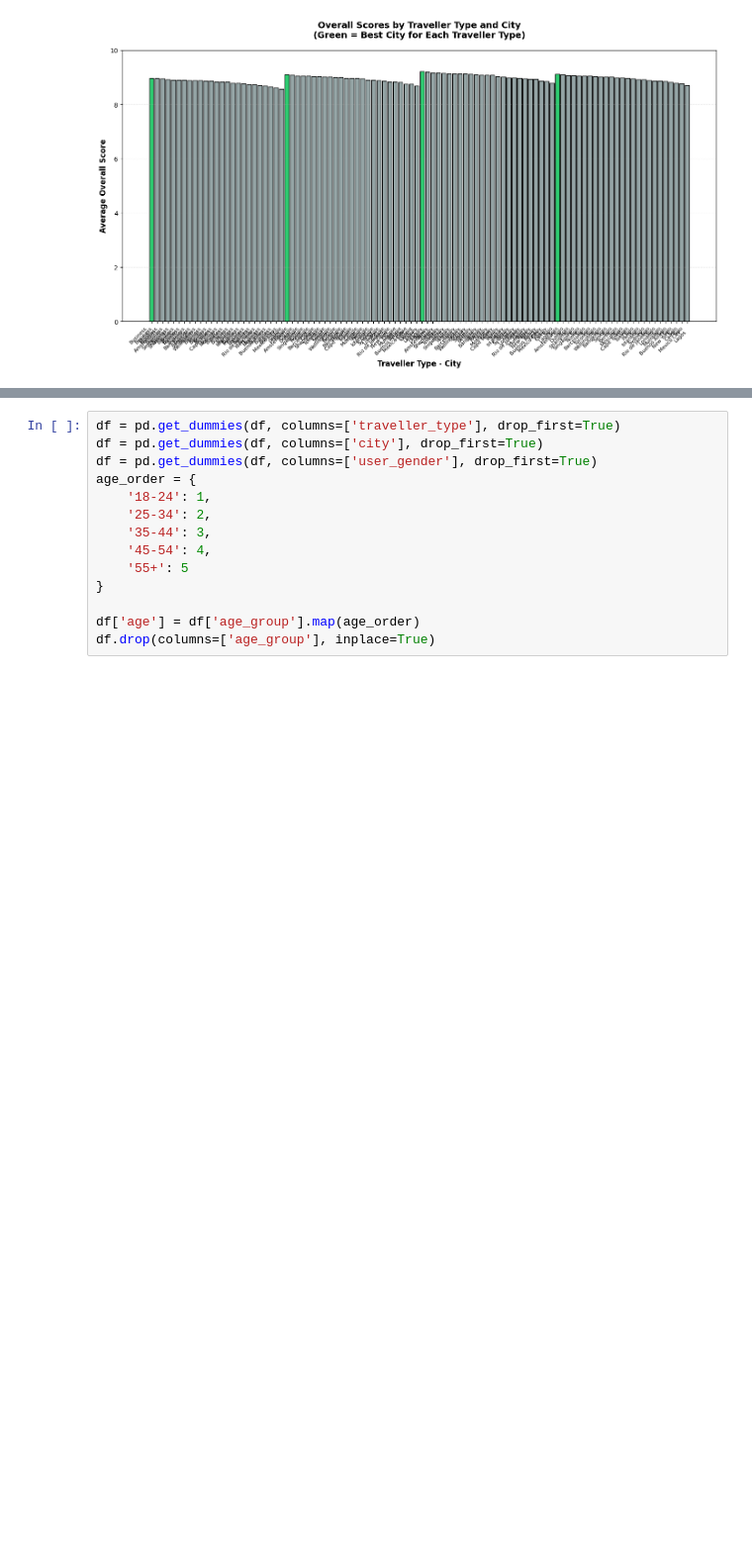
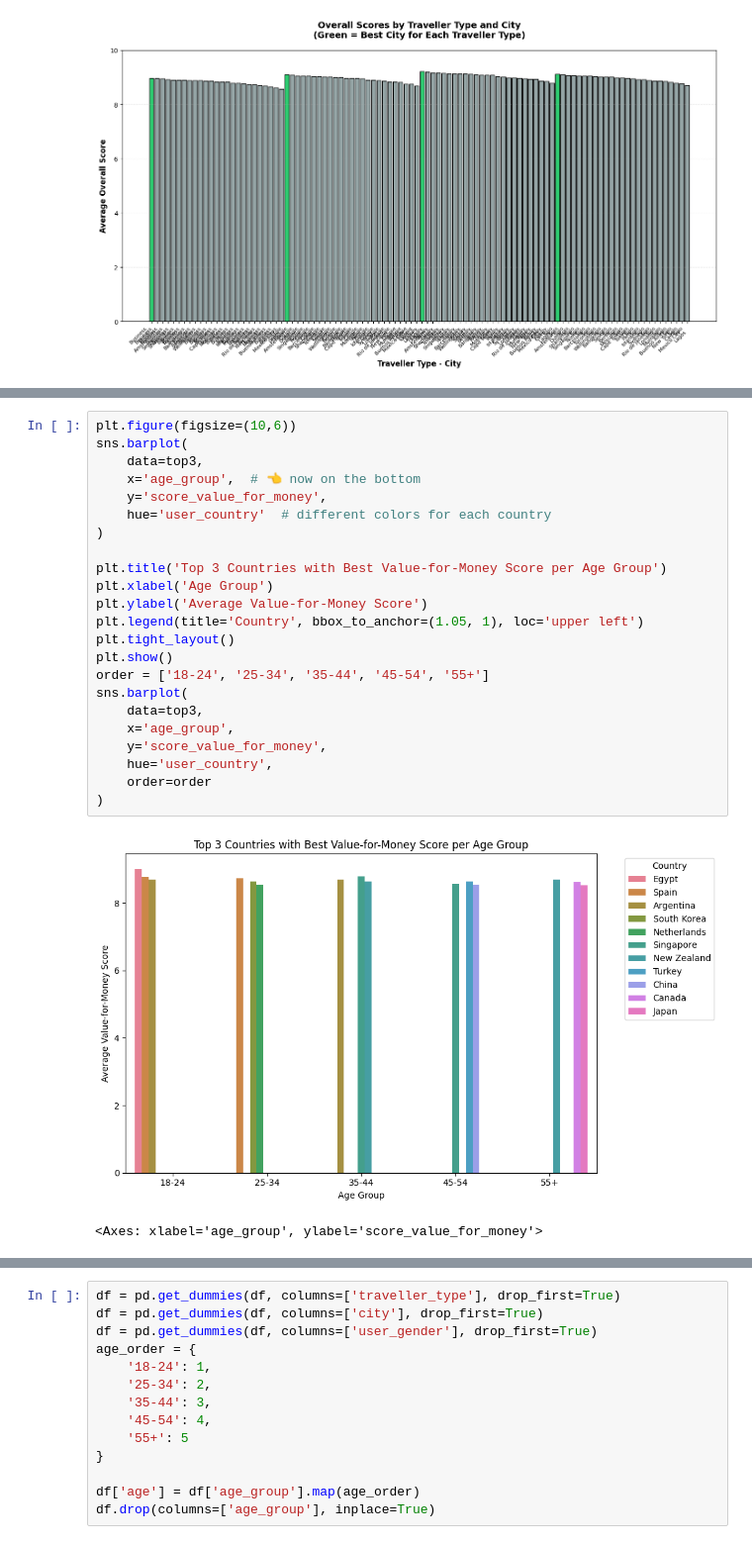
Before and after one commit to quadrefolio/ACL, a Jupyter notebook: main.ipynb, the cells around one changed output, grey strips where cells are left out. Shown at 99% size. Drawn from its saved outputs; the diff is of its cells as text; blank space fills up the shorter version.

```diff
--- a/main.ipynb
+++ b/main.ipynb
@@ -235,0 +350,26 @@ Solo            → Amsterdam            (Score: 9.11)
+# %%
+plt.figure(figsize=(10,6))
+sns.barplot(
+    data=top3,
+    x='age_group',  # 👈 now on the bottom
+    y='score_value_for_money',
+    hue='user_country'  # different colors for each country
+)
+
+plt.title('Top 3 Countries with Best Value-for-Money Score per Age Group')
+plt.xlabel('Age Group')
+plt.ylabel('Average Value-for-Money Score')
+plt.legend(title='Country', bbox_to_anchor=(1.05, 1), loc='upper left')
+plt.tight_layout()
+plt.show()
+order = ['18-24', '25-34', '35-44', '45-54', '55+']
+sns.barplot(
+    data=top3,
+    x='age_group',
+    y='score_value_for_money',
+    hue='user_country',
+    order=order
+)
+# %% [output]
+[figure, added]
+<Axes: xlabel='age_group', ylabel='score_value_for_money'>
```
Also changed, not shown: parts of 21 cells of this notebook, 1 other file.
